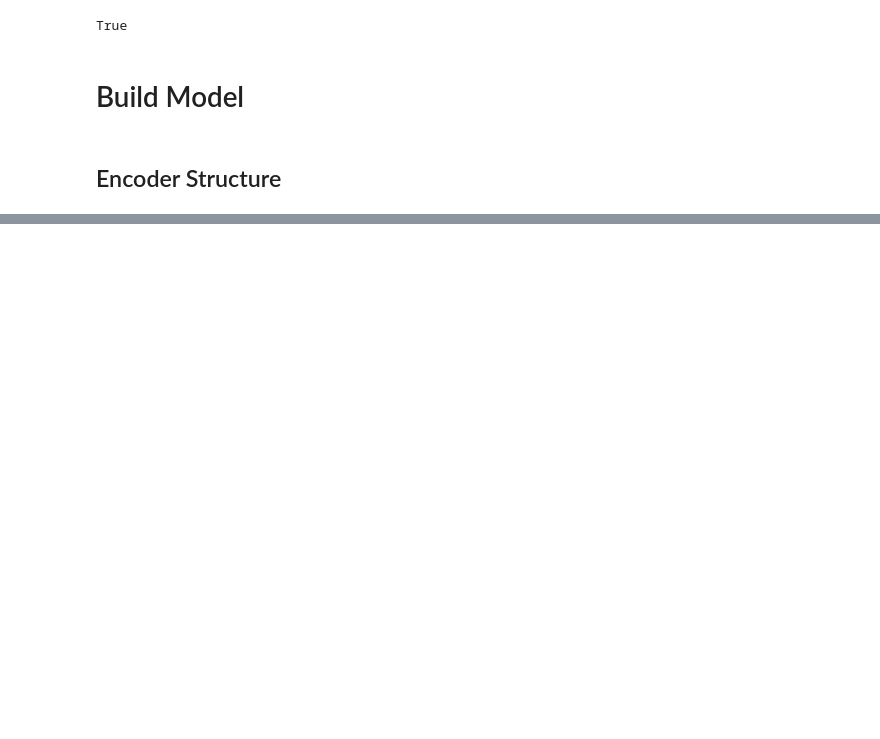
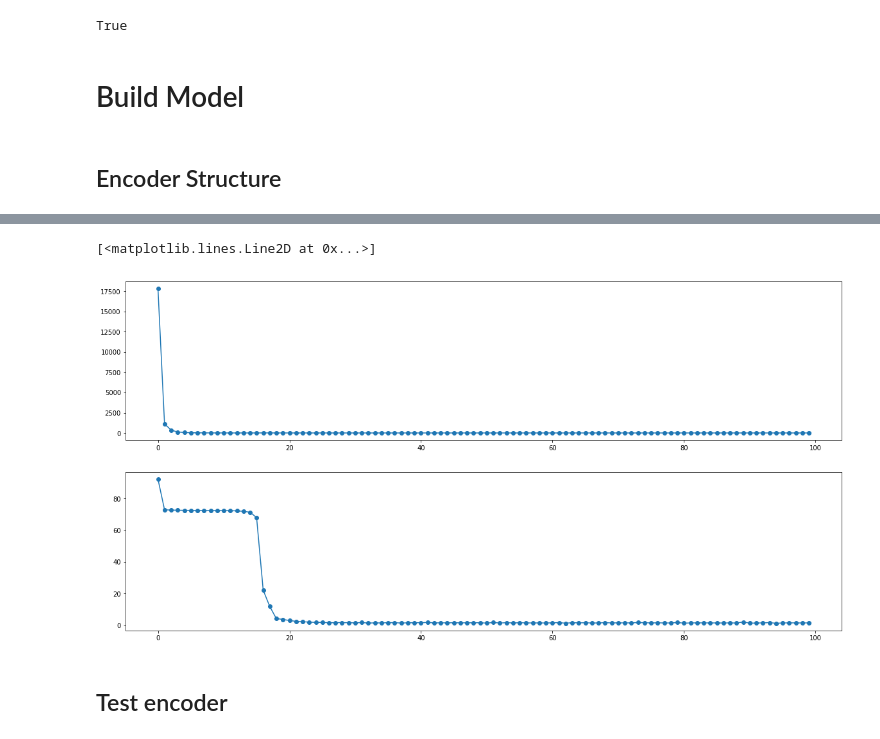
Before and after one commit to TMYuan/Project-Video-Prediction, a Jupyter notebook: LSTM-encoder-decoder.ipynb, the cells around one changed output, grey strips where cells are left out. Cells and saved outputs as stored; diff of their text form; code cells hidden in the pictures; blank space fills up the shorter version.

```diff
--- a/LSTM-encoder-decoder.ipynb
+++ b/LSTM-encoder-decoder.ipynb
@@ -60,5 +195,5 @@ class LSTMVAE(nn.Module):
 # %%
-model = LSTMVAE()
+model = VAE.LSTMVAE()
 if use_gpu:
     model.cuda()
 optimizer = optim.Adam(model.parameters())
@@ -76,22 +199,0 @@ def loss_function(recon_x, x, mu, logvar):
-# %%
-def train(num_epochs=8):
-    for epoch in range(num_epochs):
-        print('Epoch {}/{}'.format(epoch, num_epochs - 1))
-        print('-' * 10)
-        train_loss = 0
-        data = torch.randn([10, 5])
-        if use_gpu:
-            data = Variable(data.cuda())
-        else:
-            data = Variable(data)
-        model.train()
-        optimizer.zero_grad()
-        out, mu, z = model(data.unsqueeze(1))
-        loss = loss_function(out, data, mu, z)
-        loss.backward()
-        train_loss += loss.data[0]
-        optimizer.step()
-        print(train_loss)
-        print('input: {}'.format(data))
-        print('output: {}'.format(out.squeeze()))
-    return model
@@ -117,0 +200,7 @@ input: Variable containing:
+# %%
+data = torch.FloatTensor(data)
+if use_gpu:
+    data = Variable(data).cuda()
+else:
+    data = Variable(data)
+model, KLD, MSE = train(data, model, optimizer, num_epochs=100, batch_size=100)
@@ -117,0 +225,9 @@ input: Variable containing:
+# %%
+f, axs = plt.subplots(2, figsize=(20, 10))
+axs[0].plot(range(100), KLD, linestyle='-', marker='o')
+axs[1].plot(range(100), MSE, linestyle='-', marker='o')
+# %% [output]
+[<matplotlib.lines.Line2D at 0x...>]
+[figure, added]
+# %% [markdown]
+## Test encoder
```
Also changed, not shown: parts of 23 cells of this notebook, 25 other files.
